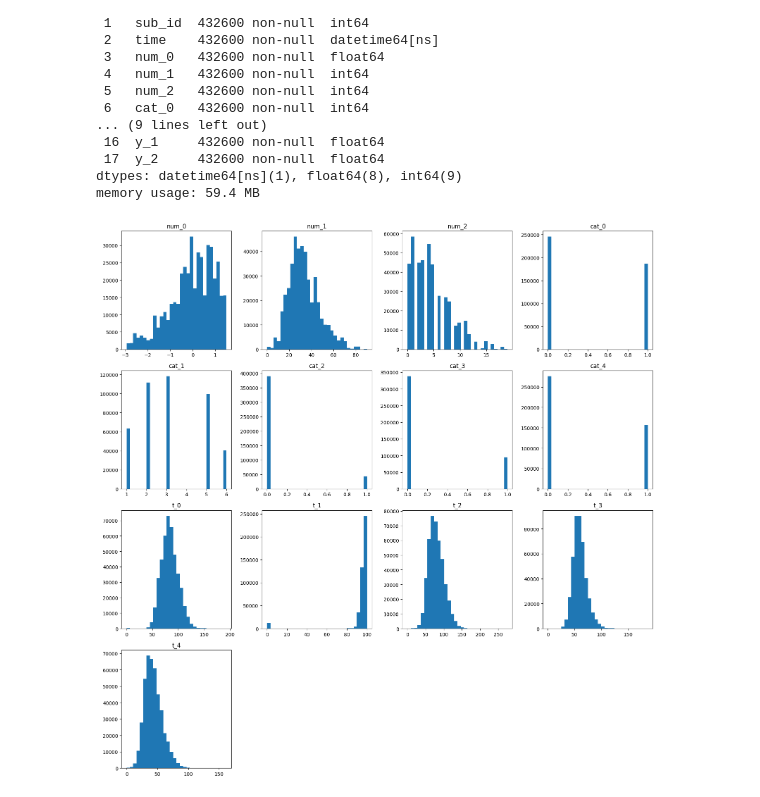
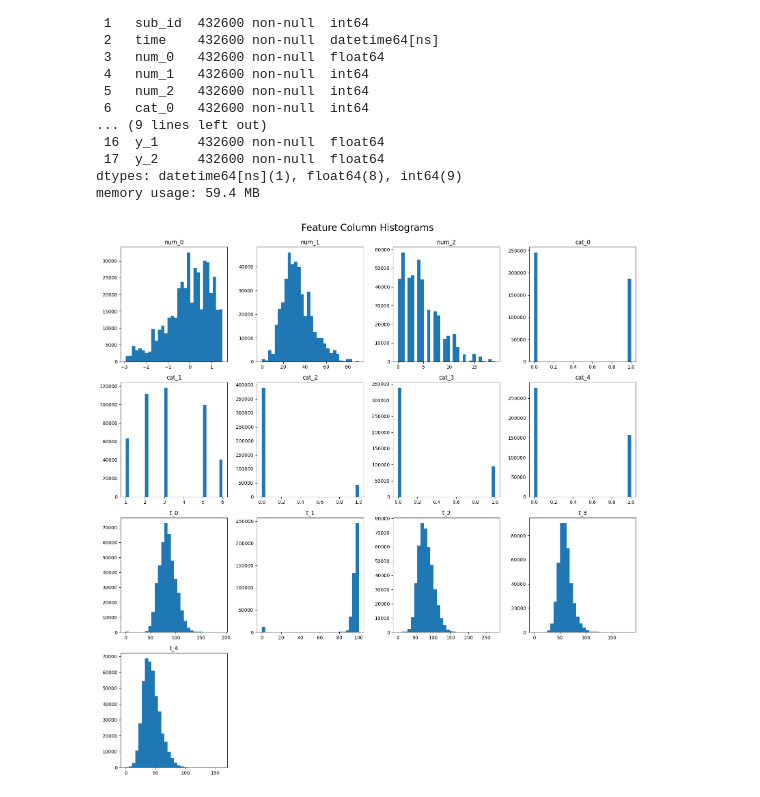
Before and after one commit to cyab05/advanced_ml_project, a Jupyter notebook: connor_eda.ipynb, the cells around one changed output. Cells and saved outputs as stored; diff of their text form; code cells hidden in the pictures.

Commit message:
Add plots to EDA and handle missingness

```diff
--- a/connor_eda.ipynb
+++ b/connor_eda.ipynb
@@ -60,27 +61,26 @@ Data columns (total 18 columns):
 dtypes: datetime64[ns](1), float64(8), int64(9)
 memory usage: 59.4 MB
 # %%
-import matplotlib.pyplot as plt
-import numpy as np
-
 # List of feature columns
 cols = [
     "num_0", "num_1", "num_2",
     "cat_0", "cat_1", "cat_2", "cat_3", "cat_4",
     "t_0", "t_1", "t_2", "t_3", "t_4"
 ]
 
 n_cols = 4  # number of plots per row
 n_rows = int(np.ceil(len(cols) / n_cols))
 
 plt.figure(figsize=(16, 4 * n_rows))
 
 for i, col in enumerate(cols, 1):
     plt.subplot(n_rows, n_cols, i)
     plt.hist(df[col], bins=30)
     plt.title(col)
     plt.tight_layout()
 
+
+plt.suptitle('Feature Column Histograms', fontsize=20, y=1.02)
 plt.show()
 # %% [output]
-[figure, old version]
+[figure, new version]
```
Also changed, not shown: parts of 7 cells of this notebook.
